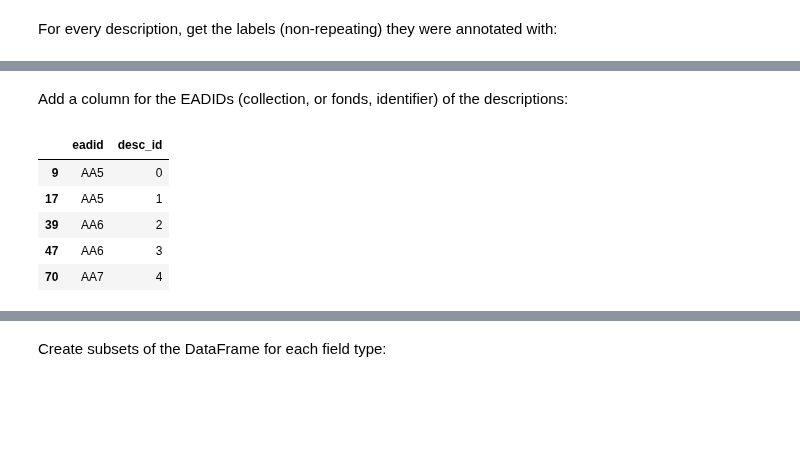
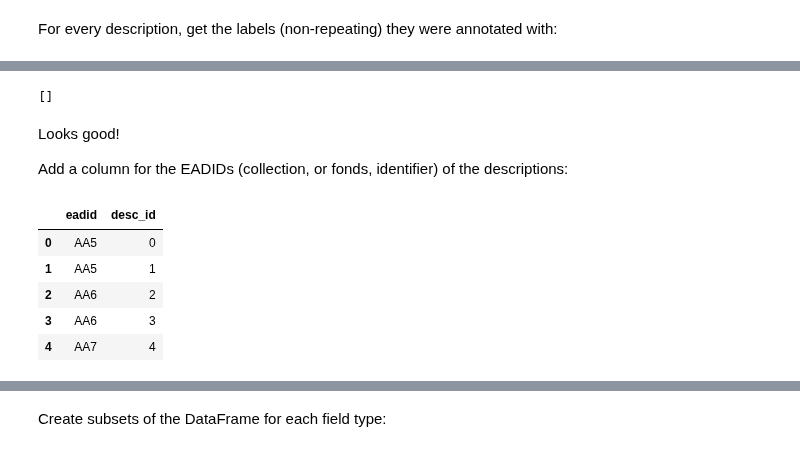
Before and after one commit to thegoose20/gender-bias, a Jupyter notebook: SplitData.ipynb, the cells around one changed output, grey strips where cells are left out. Saved outputs shown, nothing was run; the diff lists cells and outputs as text; code cells hidden in the pictures; blank space fills up the shorter version.

```diff
--- a/SplitData.ipynb
+++ b/SplitData.ipynb
@@ -70,17 +88,30 @@ df_grouped.head()
+# %%
+label_col = list(df_grouped.label)
+invalid = []
+for label_set in label_col:
+    label_list = list(label_set)
+    for label_name in label_list:
+        if not label_name in valid_label_names:
+            invalid += [label_name]
+print(invalid)
+# %% [output]
+[]
 # %% [markdown]
+Looks good!
+
 Add a column for the EADIDs (collection, or fonds, identifier) of the descriptions:
 # %%
-descs = pd.read_csv("data/descriptions.csv", index_col=0)
+descs = pd.read_csv("../annot-post/data/descriptions.csv")
 eadids = descs.drop(columns=["description","field"])
 # descs.head()
 eadids.head()
 # %% [output]
 |  | eadid | desc_id |
-| 9 | AA5 | 0 |
-| 17 | AA5 | 1 |
-| 39 | AA6 | 2 |
-| 47 | AA6 | 3 |
-| 70 | AA7 | 4 |
+| 0 | AA5 | 0 |
+| 1 | AA5 | 1 |
+| 2 | AA6 | 2 |
+| 3 | AA6 | 3 |
+| 4 | AA7 | 4 |
 # %%
 key = "desc_id"
 df_joined = df_grouped.join(eadids.set_index(key), on=key)
```
Also changed, not shown: parts of 50 cells of this notebook, 30 other files.
